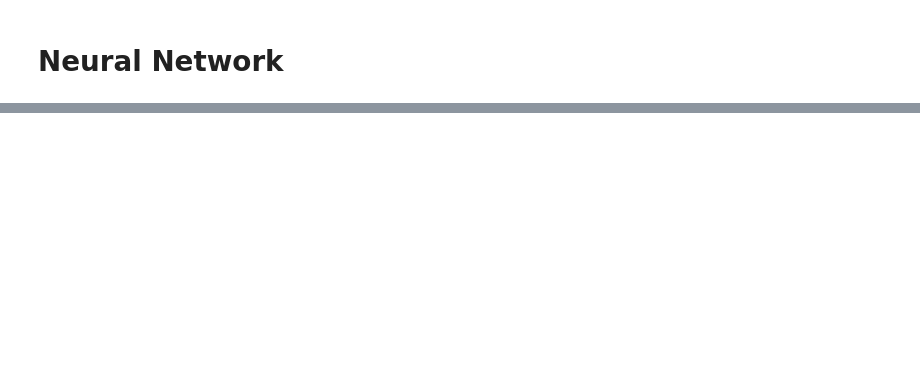
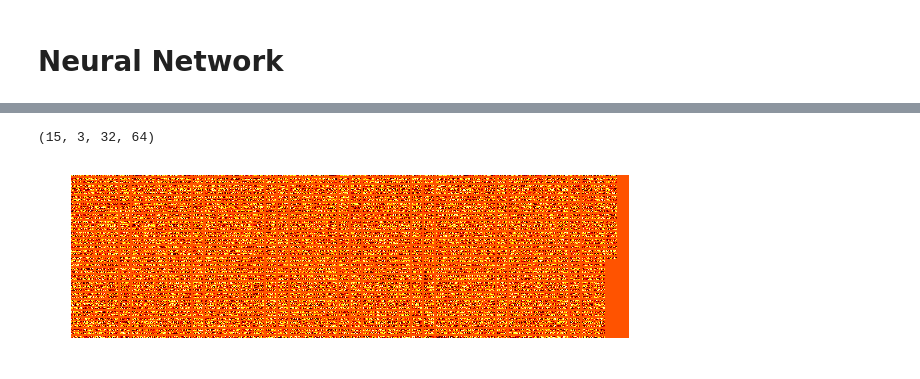
Before and after one commit to Smith42/neuralnet-mcg, a Jupyter notebook: prototypeFive-2dConv.ipynb, the cells around one changed output, grey strips where cells are left out. Drawn from its saved outputs; the diff is of its cells as text; code cells hidden in the pictures; blank space fills up the shorter version.

```diff
--- a/prototypeFive-2dConv.ipynb
+++ b/prototypeFive-2dConv.ipynb
@@ -271,0 +322,5 @@ else:
+# %%
+display_convolutions(model, net3, padding=2, filename='')
+# %% [output]
+(15, 3, 32, 64)
+[figure, added]
```
Also changed, not shown: parts of 12 cells of this notebook, 1 other file.
